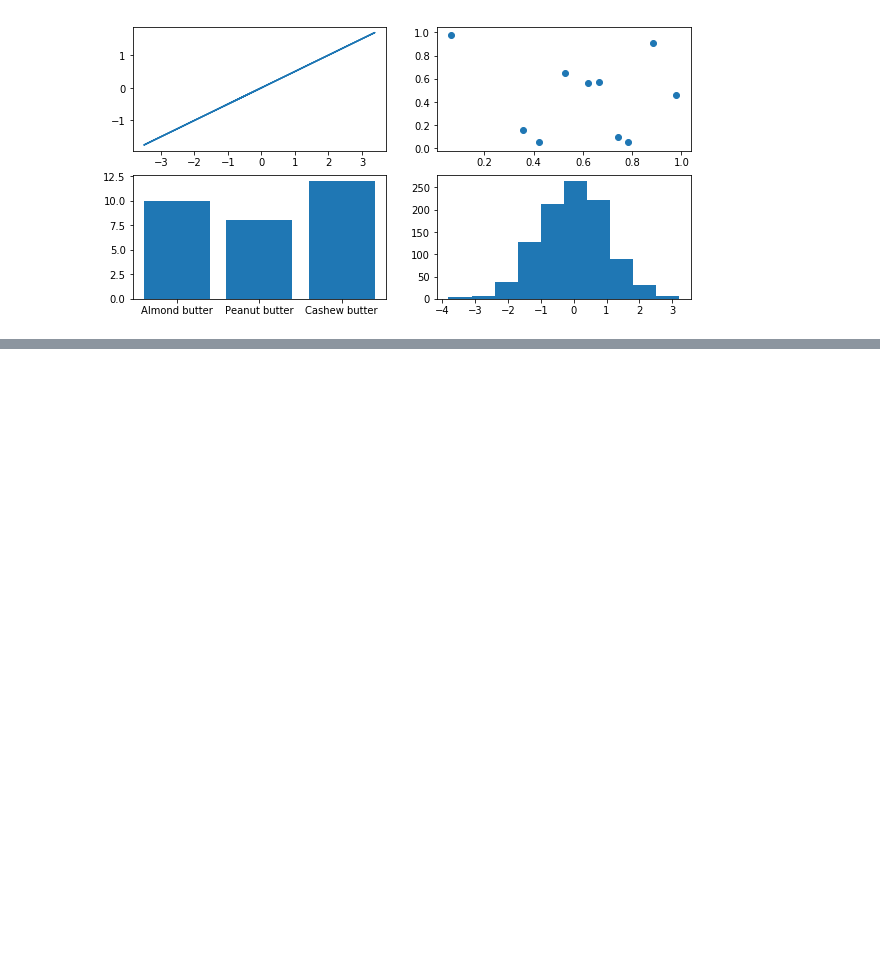
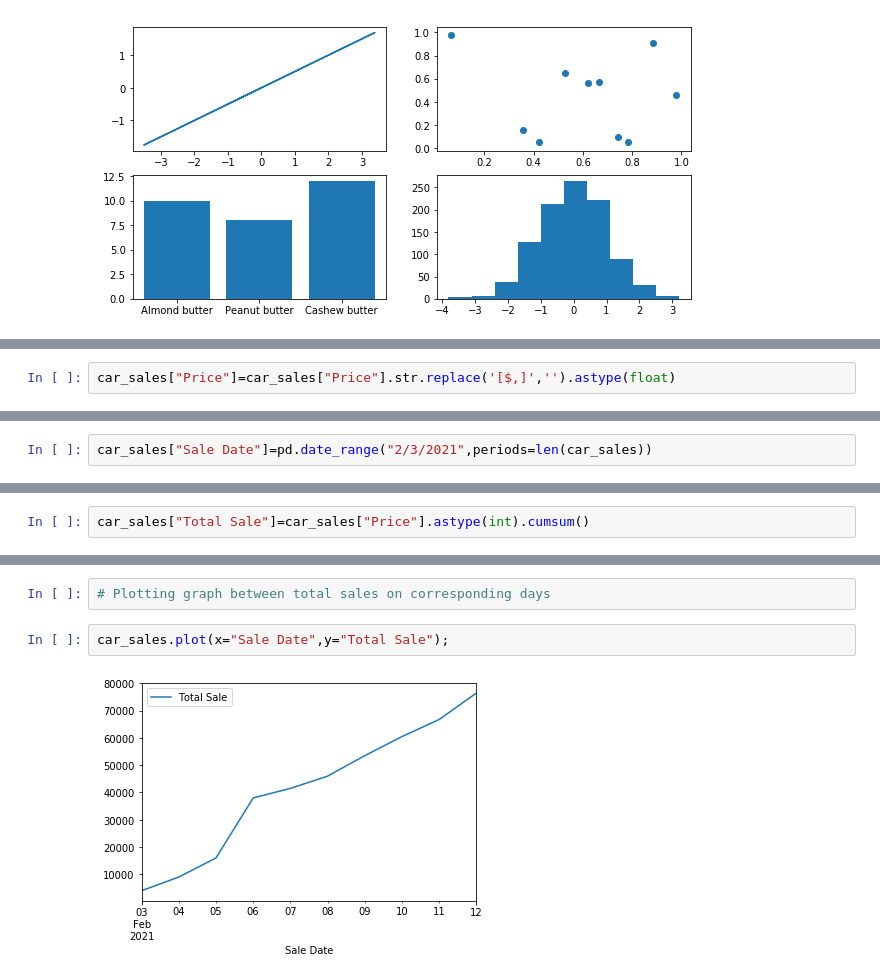
Before and after one commit to aryatomarAI/Machine-learning-and-data-science, a Jupyter notebook: Matplotlib/Introduction-to-matplotlib.ipynb, the cells around one changed output, grey strips where cells are left out. Saved outputs shown, nothing was run; the diff lists cells and outputs as text; blank space fills up the shorter version.

```diff
--- a/Matplotlib/Introduction-to-matplotlib.ipynb
+++ b/Matplotlib/Introduction-to-matplotlib.ipynb
@@ -201,0 +227,2 @@ ax[1,1].hist(np.random.randn(1000));
+# %%
+car_sales["Price"]=car_sales["Price"].str.replace('[$,]','').astype(float)
@@ -201,0 +243,2 @@ ax[1,1].hist(np.random.randn(1000));
+# %%
+car_sales["Sale Date"]=pd.date_range("2/3/2021",periods=len(car_sales))
@@ -201,0 +259,2 @@ ax[1,1].hist(np.random.randn(1000));
+# %%
+car_sales["Total Sale"]=car_sales["Price"].astype(int).cumsum()
@@ -201,0 +275,6 @@ ax[1,1].hist(np.random.randn(1000));
+# %%
+# Plotting graph between total sales on corresponding days
+# %%
+car_sales.plot(x="Sale Date",y="Total Sale");
+# %% [output]
+[figure, added]
```
Also changed, not shown: parts of 8 cells of this notebook, 1 other file.
